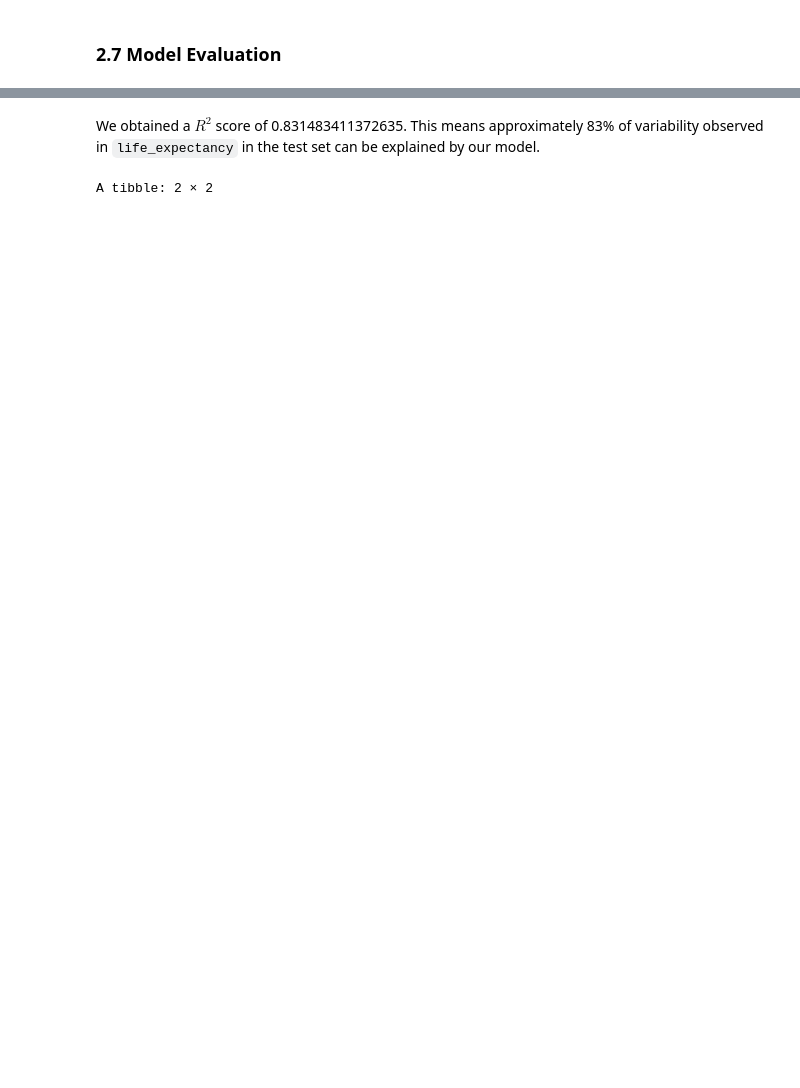
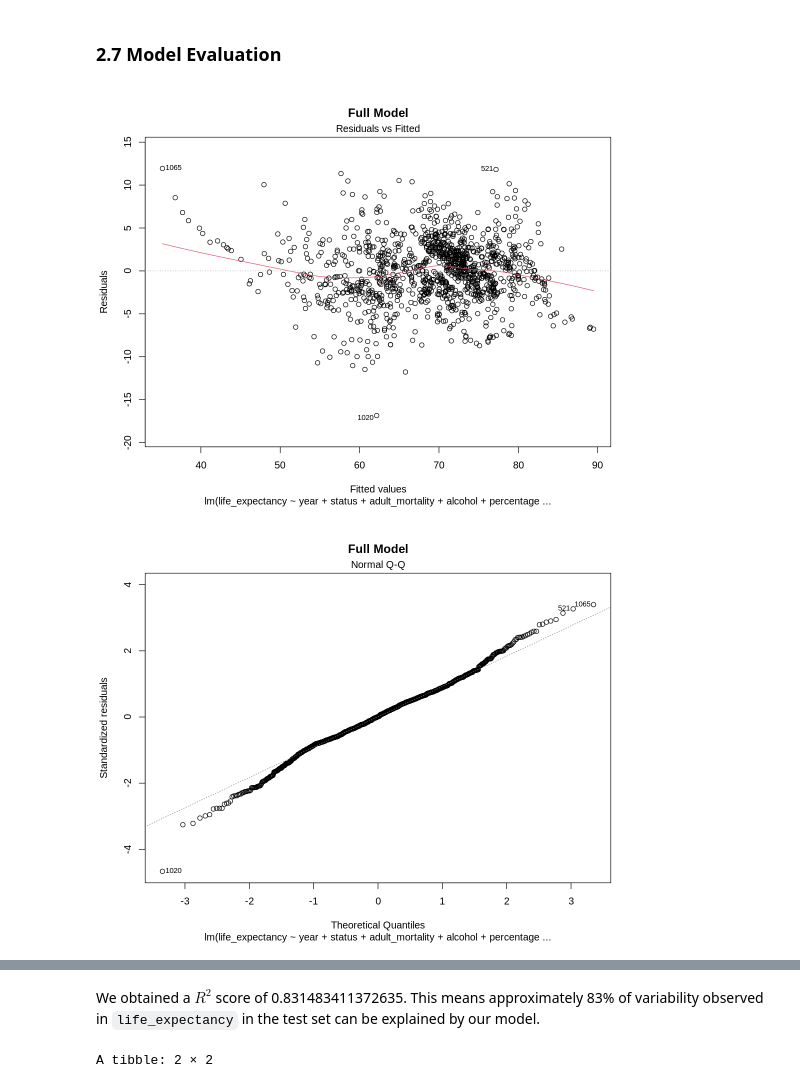
Before and after one commit to fionawang-yf/STAT301-LifeExpectancy, a Jupyter notebook: STAT301-Group1-Report.ipynb, the cells around one changed output, grey strips where cells are left out. Drawn from its saved outputs; the diff is of its cells as text; code cells hidden in the pictures; blank space fills up the shorter version.

```diff
--- a/STAT301-Group1-Report.ipynb
+++ b/STAT301-Group1-Report.ipynb
@@ -471,2 +497,8 @@ F-statistic: 398.8 on 16 and 1219 DF,  p-value: < 2.2e-16
 # %% [markdown]
 ### 2.7 Model Evaluation
+# %%
+plot(red_md, 1, main = "Full Model")
+plot(red_md, 2, main = "Full Model")
+# %% [output]
+[figure, new version]
+[figure, new version]
```
Also changed, not shown: parts of 31 cells of this notebook.
